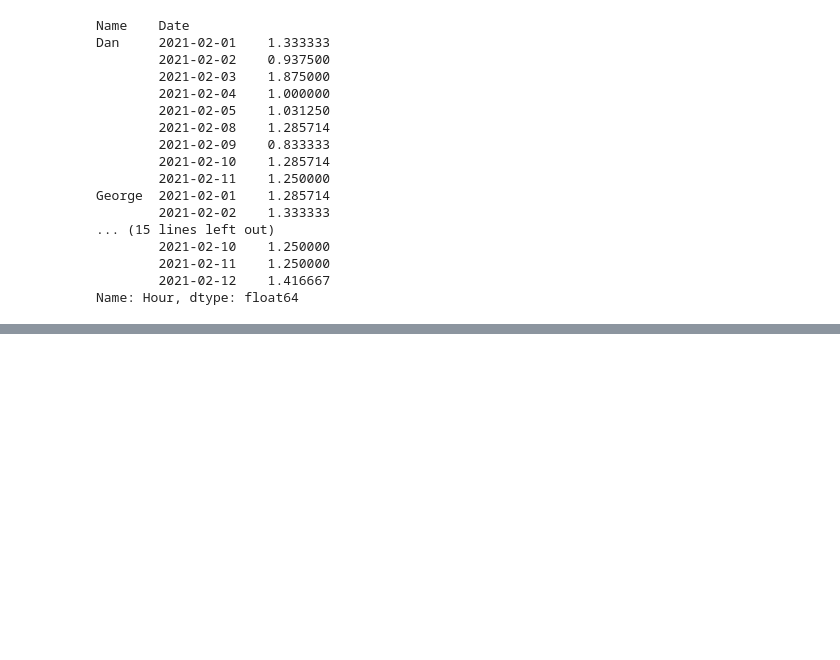
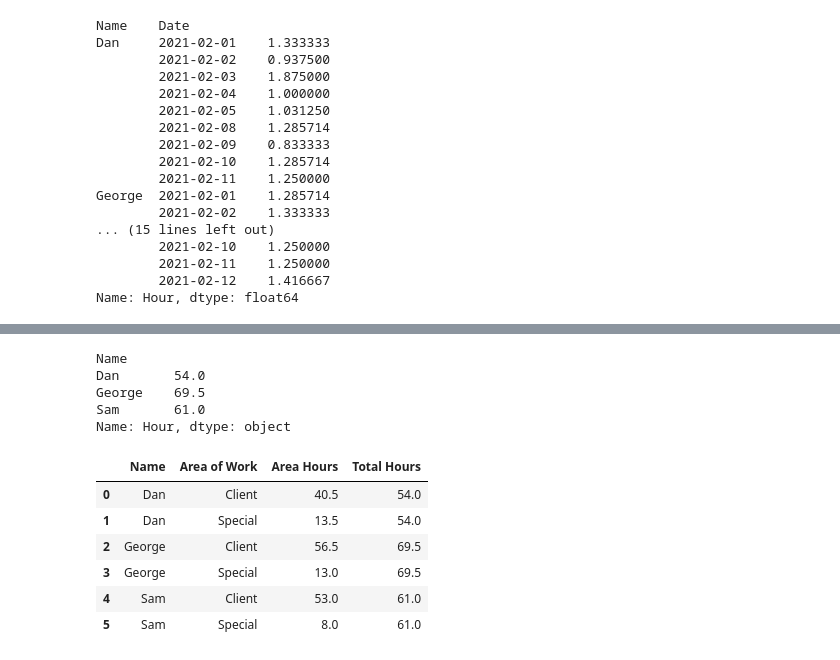
Before and after one commit to hyunjun33/Data_preprocessing, a Jupyter notebook: Preppin' Data 2021 Week 17 Challenge.ipynb, the cells around one changed output, grey strips where cells are left out. Cells and saved outputs as stored; diff of their text form; code cells hidden in the pictures; blank space fills up the shorter version.

```diff
--- a/Preppin' Data 2021 Week 17 Challenge.ipynb
+++ b/Preppin' Data 2021 Week 17 Challenge.ipynb
@@ -216,0 +231,5 @@ Name: Date, dtype: int64
+# %%
+### Calculate total number of hours spent working on each area for each employee
+group_1 = without_chat.groupby(["Name", "Area of Work"])["Hour"].sum().to_frame()
+group_1 = group_1.reset_index()
+group_1
@@ -216,0 +244,21 @@ Name: Date, dtype: int64
+# %%
+### Calculate total number of hours spent working on both areas together for each employee
+group_2 = without_chat.groupby(["Name"])["Hour"].sum()
+group_2
+# %% [output]
+Name
+Dan       54.0
+George    69.5
+Sam       61.0
+Name: Hour, dtype: object
+# %%
+area_total = group_1.merge(group_2, how="left", on="Name").rename(columns={"Hour_x": "Area Hours",
+                                                                           "Hour_y": "Total Hours"})
+# %% [output]
+|  | Name | Area of Work | Area Hours | Total Hours |
+| 0 | Dan | Client | 40.5 | 54.0 |
+| 1 | Dan | Special | 13.5 | 54.0 |
+| 2 | George | Client | 56.5 | 69.5 |
+| 3 | George | Special | 13.0 | 69.5 |
+| 4 | Sam | Client | 53.0 | 61.0 |
+| 5 | Sam | Special | 8.0 | 61.0 |
```
Also changed, not shown: parts of 6 cells of this notebook.
